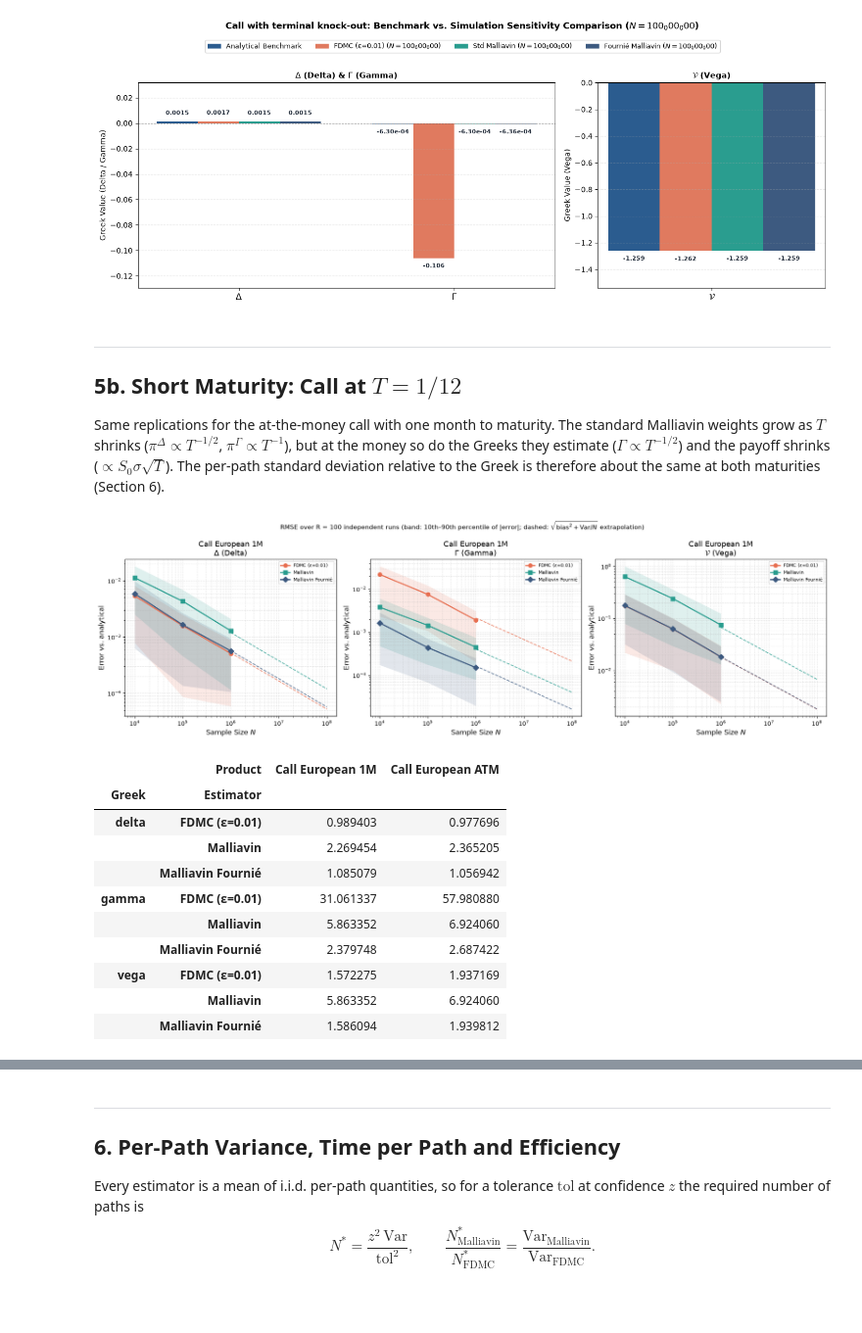
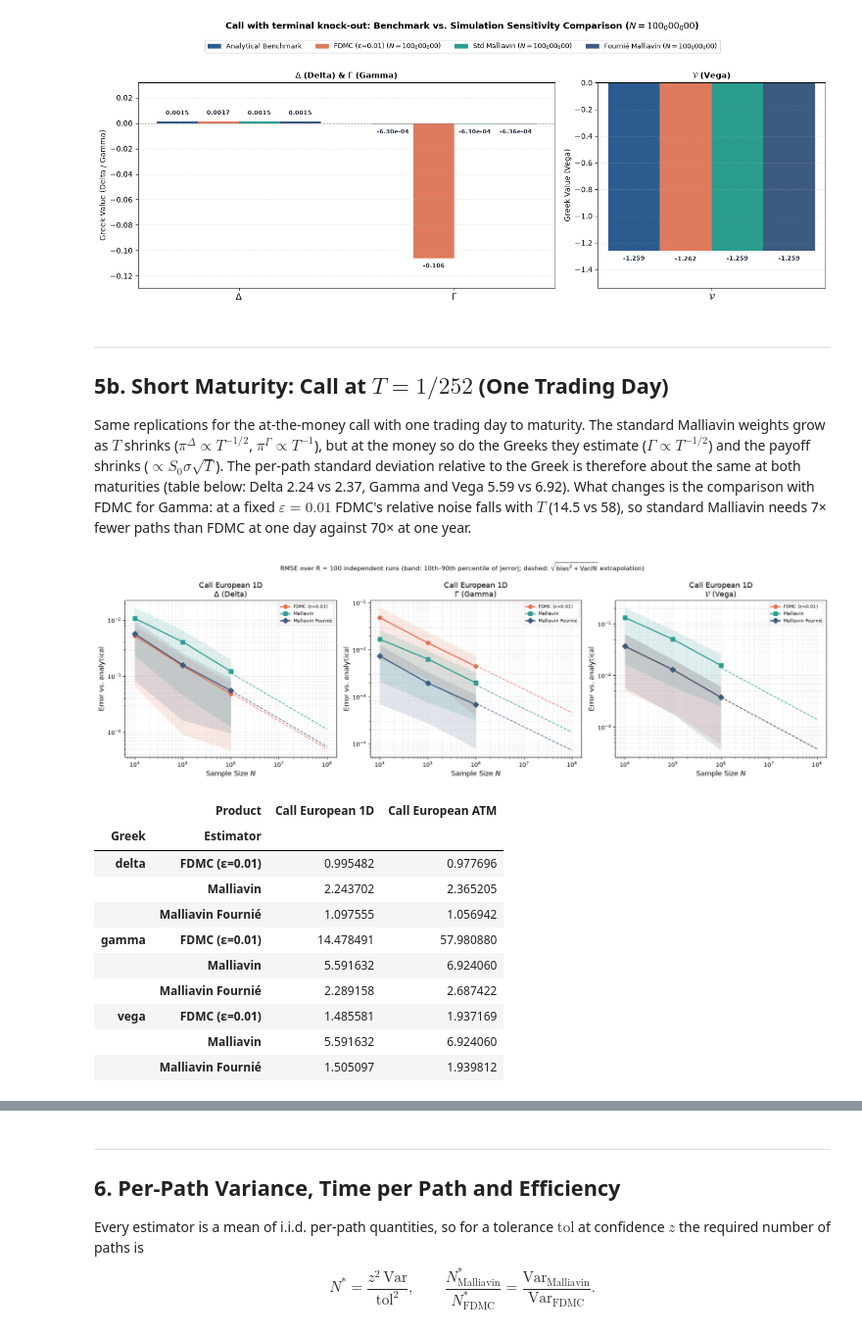
Before and after one commit to NicolasBermell/Greeks, a Jupyter notebook: analysis_malliavin_vs_FDMC.ipynb, the cells around one changed output, grey strips where cells are left out. Shown at 98% size. Saved outputs shown, nothing was run; the diff lists cells and outputs as text; code cells hidden in the pictures; blank space fills up the shorter version.

```diff
--- a/analysis_malliavin_vs_FDMC.ipynb
+++ b/analysis_malliavin_vs_FDMC.ipynb
@@ -225,30 +225,30 @@ plt.show()
 [figure]
 # %% [markdown]
 ---
-## 5b. Short Maturity: Call at $T = 1/12$
+## 5b. Short Maturity: Call at $T = 1/252$ (One Trading Day)
 
-Same replications for the at-the-money call with one month to maturity. The standard Malliavin weights grow as $T$ shrinks ($\pi^\Delta \propto T^{-1/2}$, $\pi^\Gamma \propto T^{-1}$), but at the money so do the Greeks they estimate ($\Gamma \propto T^{-1/2}$) and the payoff shrinks ($\propto S_0\sigma\sqrt{T}$). The per-path standard deviation relative to the Greek is therefore about the same at both maturities (Section 6).
+Same replications for the at-the-money call with one trading day to maturity. The standard Malliavin weights grow as $T$ shrinks ($\pi^\Delta \propto T^{-1/2}$, $\pi^\Gamma \propto T^{-1}$), but at the money so do the Greeks they estimate ($\Gamma \propto T^{-1/2}$) and the payoff shrinks ($\propto S_0\sigma\sqrt{T}$). The per-path standard deviation relative to the Greek is therefore about the same at both maturities (table below: Delta 2.24 vs 2.37, Gamma and Vega 5.59 vs 6.92). What changes is the comparison with FDMC for Gamma: at a fixed $\varepsilon = 0.01$ FDMC's relative noise falls with $T$ (14.5 vs 58), so standard Malliavin needs 7× fewer paths than FDMC at one day against 70× at one year.
 # %%
-fig_1m = utils.plot_replication_error_vs_N(rep_summary, "Call European 1M")
+fig_1d = utils.plot_replication_error_vs_N(rep_summary, "Call European 1D")
 plt.show()
 
-rel = efficiency_df[efficiency_df["Product"].isin(["Call European ATM", "Call European 1M"])
+rel = efficiency_df[efficiency_df["Product"].isin(["Call European ATM", "Call European 1D"])
                     & ~efficiency_df["Estimator"].isin(["FDMC (ε=0.1)", "FDMC (ε=0.001)", "Malliavin Fournié (Γ shortcut)"])].copy()
 rel["sd per path / |Greek|"] = np.sqrt(rel["var_per_path"]) / rel["benchmark"].abs()
 display(rel.pivot_table(index=["Greek", "Estimator"], columns="Product", values="sd per path / |Greek|"))
 # %% [output]
-[figure, old version]
+[figure, new version]
-|  | Product | Call European 1M | Call European ATM |
+|  | Product | Call European 1D | Call European ATM |
 | Greek | Estimator |  |  |
-| delta | FDMC (ε=0.01) | 0.989403 | 0.977696 |
-|  | Malliavin | 2.269454 | 2.365205 |
-|  | Malliavin Fournié | 1.085079 | 1.056942 |
-| gamma | FDMC (ε=0.01) | 31.061337 | 57.980880 |
-|  | Malliavin | 5.863352 | 6.924060 |
-|  | Malliavin Fournié | 2.379748 | 2.687422 |
-| vega | FDMC (ε=0.01) | 1.572275 | 1.937169 |
-|  | Malliavin | 5.863352 | 6.924060 |
-|  | Malliavin Fournié | 1.586094 | 1.939812 |
+| delta | FDMC (ε=0.01) | 0.995482 | 0.977696 |
+|  | Malliavin | 2.243702 | 2.365205 |
+|  | Malliavin Fournié | 1.097555 | 1.056942 |
+| gamma | FDMC (ε=0.01) | 14.478491 | 57.980880 |
+|  | Malliavin | 5.591632 | 6.924060 |
+|  | Malliavin Fournié | 2.289158 | 2.687422 |
+| vega | FDMC (ε=0.01) | 1.485581 | 1.937169 |
+|  | Malliavin | 5.591632 | 6.924060 |
+|  | Malliavin Fournié | 1.505097 | 1.939812 |
 # %% [markdown]
 ---
 ## 5c. How Hard Is the Gap to Set?
```
Also changed, not shown: parts of 7 cells of this notebook, 3 other files.
